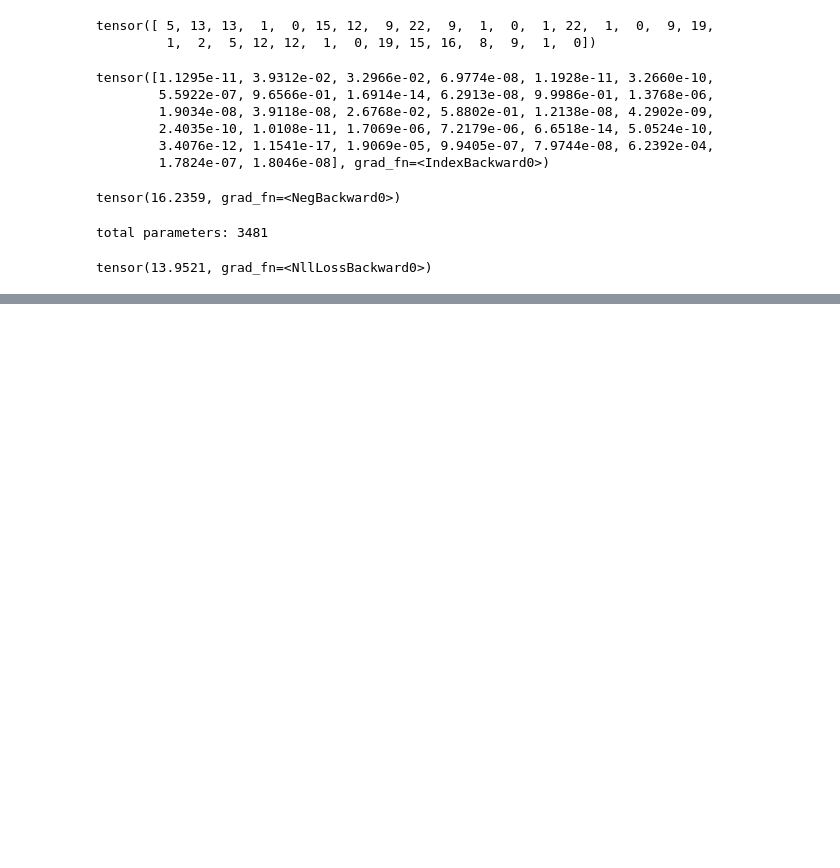
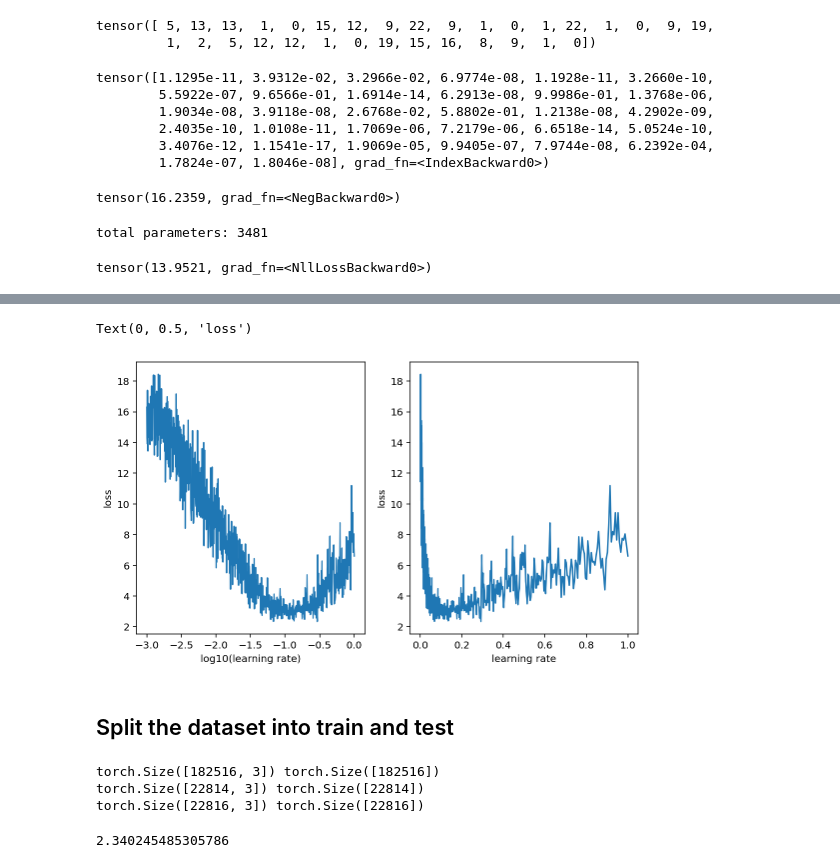
Before and after one commit to oceanumeric/NLP, a Jupyter notebook: GPT-2/part2.ipynb, the cells around one changed output, grey strips where cells are left out. Cells and saved outputs as stored; diff of their text form; code cells hidden in the pictures; blank space fills up the shorter version.

```diff
--- a/GPT-2/part2.ipynb
+++ b/GPT-2/part2.ipynb
@@ -311,0 +298,4 @@ print(loss)
+# %%
+# read the dataset
+words = open('./data/names.txt', 'r').read().splitlines()
+print('Number of words:', len(words))
@@ -311,0 +363,13 @@ print(loss)
+# %%
+# let's train the model
+for _ in range(10):
+    loss = forward(X, Y, *parameters)
+    print(loss.item())
+    # initialize the gradients
+    for p in parameters:
+        p.grad = None
+    # backpropagation
+    loss.backward()
+    # update the parameters
+    for p in parameters:
+        p.data -= 0.1 * p.grad
@@ -311,0 +387,17 @@ print(loss)
+# %%
+# train with minibatches
+for _ in range(50):
+
+    # sample a minibatch of 32 examples
+    idx = torch.randint(len(X), (32,))
+    # forward pass
+    loss = forward(X[idx], Y[idx], *parameters)
+    print(loss.item())
+    # initialize the gradients
+    for p in parameters:
+        p.grad = None
+    # backpropagation
+    loss.backward()
+    # update the parameters
+    for p in parameters:
+        p.data -= 0.1 * p.grad
@@ -311,0 +462,14 @@ print(loss)
+# %%
+# plot the loss against the learning rate
+fig, ax = plt.subplots(1, 2, figsize=(9, 5))
+ax[0].plot(alpha_log_list, loss_list)
+ax[0].set_xlabel('log10(learning rate)')
+ax[0].set_ylabel('loss')
+ax[1].plot(alpha_list, loss_list)
+ax[1].set_xlabel('learning rate')
+ax[1].set_ylabel('loss')
+# %% [output]
+Text(0, 0.5, 'loss')
+[figure, added]
+# %% [markdown]
+## Split the dataset into train and test
@@ -311,0 +496,8 @@ print(loss)
+# %%
+print(X_train.shape, Y_train.shape)
+print(X_valid.shape, Y_valid.shape)
+print(X_test.shape, Y_test.shape)
+# %% [output]
+torch.Size([182516, 3]) torch.Size([182516])
+torch.Size([22814, 3]) torch.Size([22814])
+torch.Size([22816, 3]) torch.Size([22816])
@@ -311,0 +529,6 @@ print(loss)
+# %%
+# print the training loss
+# it takes more than 9 seconds to train the model
+print(loss.item())
+# %% [output]
+2.340245485305786
```
Also changed, not shown: parts of 28 cells of this notebook, 1 other file.
